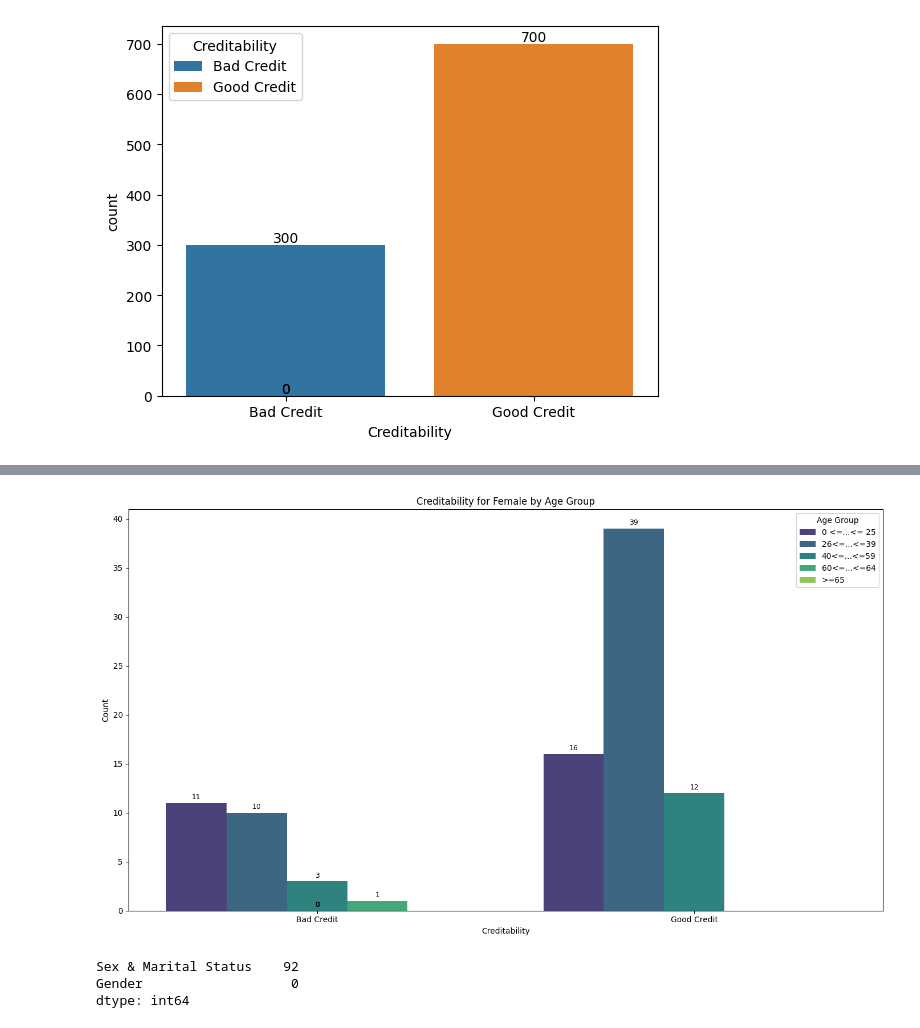
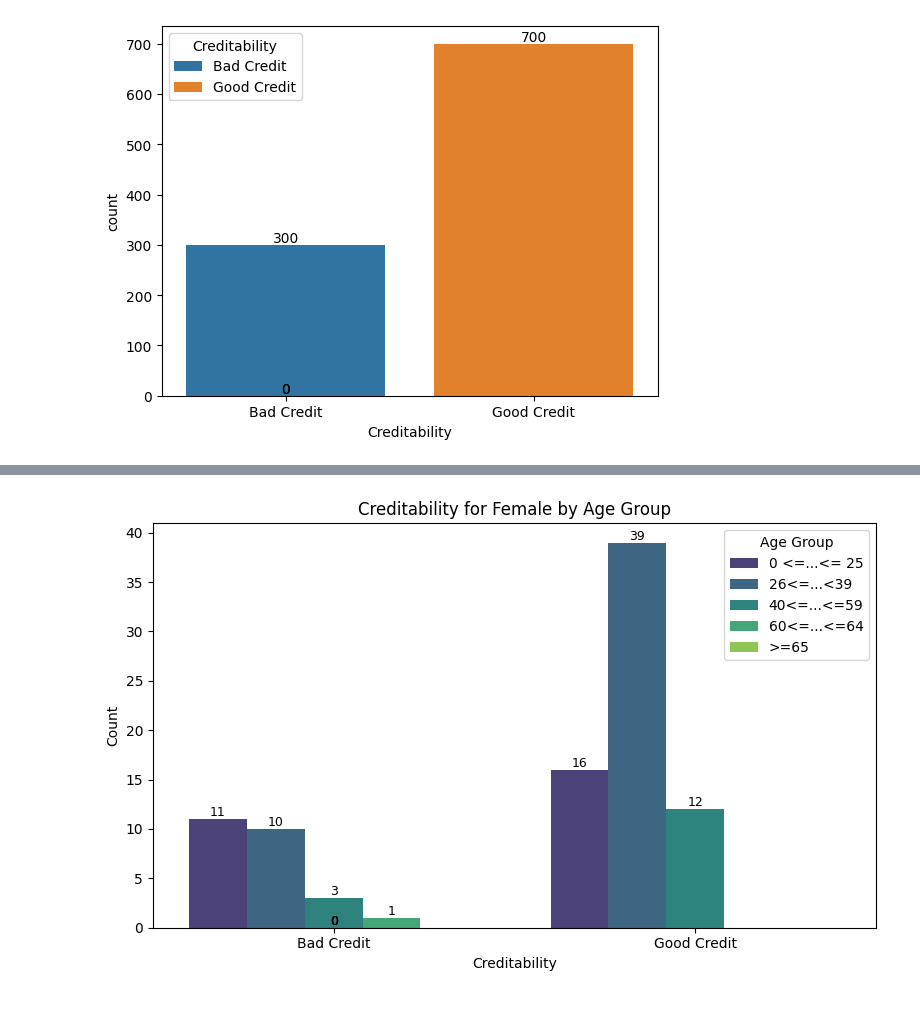
Before and after one commit to RLMurta/german_credit_exploratory_analysis, a Jupyter notebook: index.ipynb, the cells around one changed output, grey strips where cells are left out. Cells and saved outputs as stored; diff of their text form; code cells hidden in the pictures.

```diff
--- a/index.ipynb
+++ b/index.ipynb
@@ -160,18 +184,11 @@ plt.show()  # Display the charts
 # %%
 # ------------------------- Creditability for Males by Age Group -----------------------------
-
-df['Gender'] = df['Sex & Marital Status'].map({1: 'Male', 2: 'Male', 3: 'Male'})  # Mapping '1', '2', '3' as 'Male'
-
-# Create age bins and corresponding labels
-age_bins = [0, 25, 39, 59, 64, 100]
-age_labels = ['0 <=...<= 25', '26<=...<39', '40<=...<=59', '60<=...<=64', '>=65']
-df['Age Group'] = pd.cut(df['Age (years)'], bins=age_bins, labels=age_labels)
 
 # Filter the data to only include males
 df_male = df[df['Gender'] == 'Male']
 
 # Set the size of the figure
-plt.figure(figsize=(14, 8))
+plt.figure(figsize=(8, 5))
 
 # Create the count plot for 'Creditability' with 'Age Group' as hue (only for Male)
 plot = sns.countplot(x='Creditability', data=df_male, hue='Age Group', palette='viridis')
@@ -181,7 +198,7 @@ for patch in plot.patches:
     height = patch.get_height()  # Get the height of each bar (count)
     plot.text(
         patch.get_x() + patch.get_width() / 2.,  # X position of the text (center of the bar)
-        height + 6,  # Y position of the text (slightly above the top of the bar)
+        height,  # Y position of the text (slightly above the top of the bar)
         int(height),  # Text to display (the count value)
         ha='center',  # Horizontal alignment of the text
         va='bottom',  # Vertical alignment of the text
@@ -206,71 +223,42 @@ plt.show()
 # %%
 # --------------------- Creditability for Female by Age Group ------------------
-
-# Categorize 'Sex & Marital Status' as 'Female' only
-df['Gender'] = df['Sex & Marital Status'].map({4: 'Female'})
 
 # Filter only the case where 'Gender' is 'Female'
 female_data = df[df['Gender'] == 'Female']
 
-# Define age bins and labels
-age_bins = [0, 25, 39, 59, 64, 100]
-age_labels = ['0 <=...<= 25', '26<=...<=39', '40<=...<=59', '60<=...<=64', '>=65']
-
-# Create a new column 'Age Group' by binning the ages into the defined age ranges
-df['Age Group'] = pd.cut(df['Age (years)'], bins=age_bins, labels=age_labels)
-
 # Set the figure size for the plot
-plt.figure(figsize=(14, 8))
+plt.figure(figsize=(8, 5))
 
 # Create a count plot for 'Creditability' with 'Gender' as hue
 plot = sns.countplot(x='Creditability', data=female_data, hue='Age Group', palette='viridis')
 
 # Add a legend with the title 'Age Group' to distinguish age ranges
 plot.legend(title='Age Group')
 
 # Add exact counts above the bars in the count plot
 for patch in plot.patches:
     height = patch.get_height()  # Get the height of each bar (i.e., count)
     plot.text(
         patch.get_x() + patch.get_width() / 2.,  # X position of the text (center of the bar)
-        height + 0.2,  # Y position of the text (slightly above the top of the bar)
+        height,  # Y position of the text (slightly above the top of the bar)
         int(height),  # Text to display (the count value)
         ha='center',  # Horizontal alignment of the text
         va='bottom',  # Vertical alignment of the text
         fontsize=9,  # Font size of the text
         color='black'  # Color of the text
     )
 
 # Set x-axis tick labels with 'Creditability' categories
 plot.set_xticks([0, 1])  # Define ticks for 'Creditability' (0: Bad Credit, 1: Good Credit)
 plot.set_xticklabels(['Bad Credit', 'Good Credit'])  # Add labels to the ticks
 
 # Add title and labels to the axes
 plt.title('Creditability for Female by Age Group')
 plt.xlabel('Creditability')
 plt.ylabel('Count')
 
 # Adjust layout for better visualization and display the plot
 plt.tight_layout()
 plt.show()
 # %% [output]
-[figure, old version]
+[figure, new version]
-# %%
-'''
-
-
-# 'Sex & Marital Status' and 'Gender'
-
-filtered_df = df[df['Sex & Marital Status'] == 4]
-
-filtered_df = filtered_df[['Sex & Marital Status', 'Gender']]
-
-pd.set_option('display.max_rows', None)
-
-filtered_df.count()
-
-'''
-# %% [output]
-Sex & Marital Status    92
-Gender                   0
-dtype: int64
```
Also changed, not shown: parts of 22 cells of this notebook.
